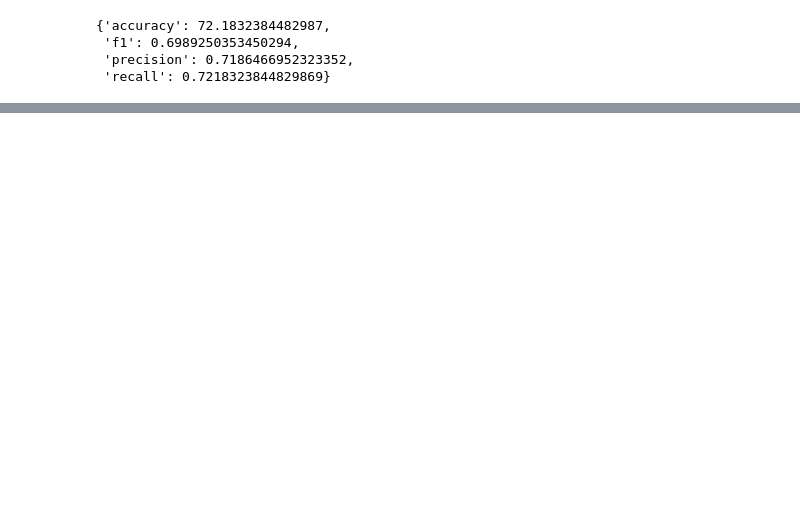
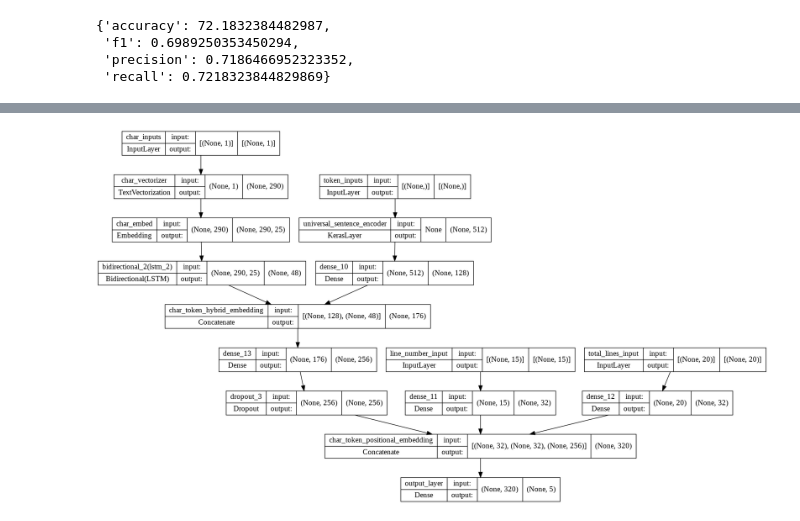
Before and after one commit to johanesPao/tensorflow_developer_certificate, a Jupyter notebook: 09_SkimLit_nlp_milestone_project_2.ipynb, the cells around one changed output, grey strips where cells are left out. Saved outputs shown, nothing was run; the diff lists cells and outputs as text; code cells hidden in the pictures; blank space fills up the shorter version.

```diff
--- a/09_SkimLit_nlp_milestone_project_2.ipynb
+++ b/09_SkimLit_nlp_milestone_project_2.ipynb
@@ -1105,0 +1462,6 @@ baseline_results
+# %%
+# Show plot of model_5
+from tensorflow.keras.utils import plot_model
+plot_model(model_5, show_shapes=True)
+# %% [output]
+[figure, added]
```
Also changed, not shown: parts of 58 cells of this notebook.
